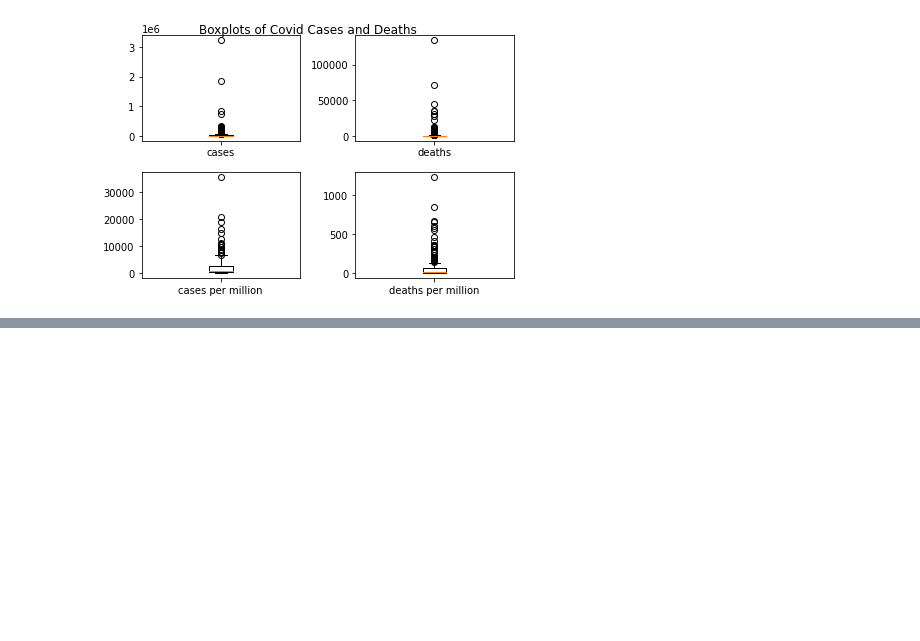
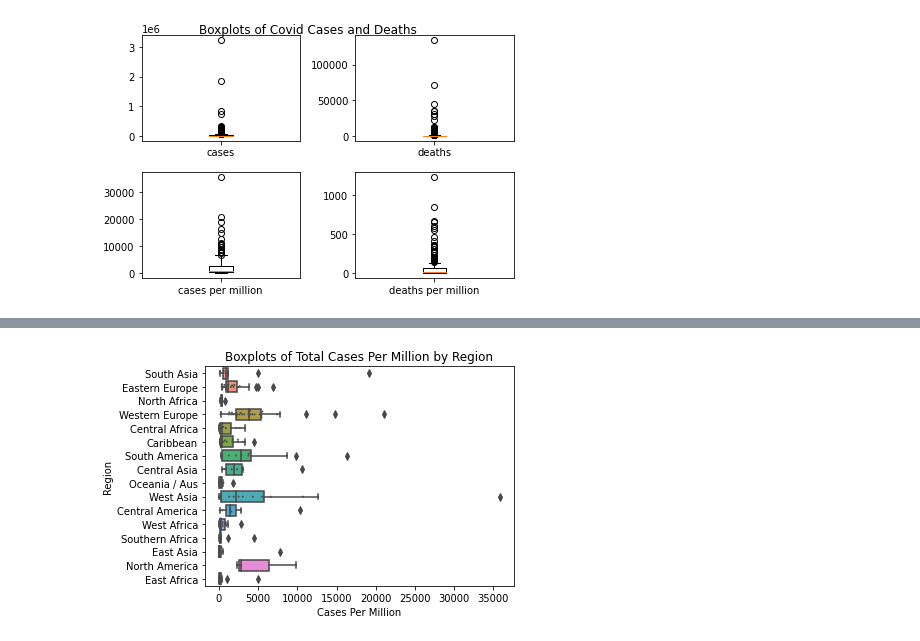
Before and after one commit to Mikma03/Python-Data-Cleaning, a Jupyter notebook: Chapter05/Chapter_5_practising.ipynb, the cells around one changed output, grey strips where cells are left out. Saved outputs shown, nothing was run; the diff lists cells and outputs as text; code cells hidden in the pictures; blank space fills up the shorter version.

```diff
--- a/Chapter05/Chapter_5_practising.ipynb
+++ b/Chapter05/Chapter_5_practising.ipynb
@@ -216,0 +280,10 @@ plt.show()
+# %%
+sns.boxplot('total_cases_pm', 'region', data=covidtotals)
+sns.swarmplot(y="region", x="total_cases_pm", data=covidtotals, size=2, color=".3", linewidth=0)
+plt.title("Boxplots of Total Cases Per Million by Region")
+plt.xlabel("Cases Per Million")
+plt.ylabel("Region")
+plt.tight_layout()
+plt.show()
+# %% [output]
+[figure, added]
```
Also changed, not shown: parts of 32 cells of this notebook.
